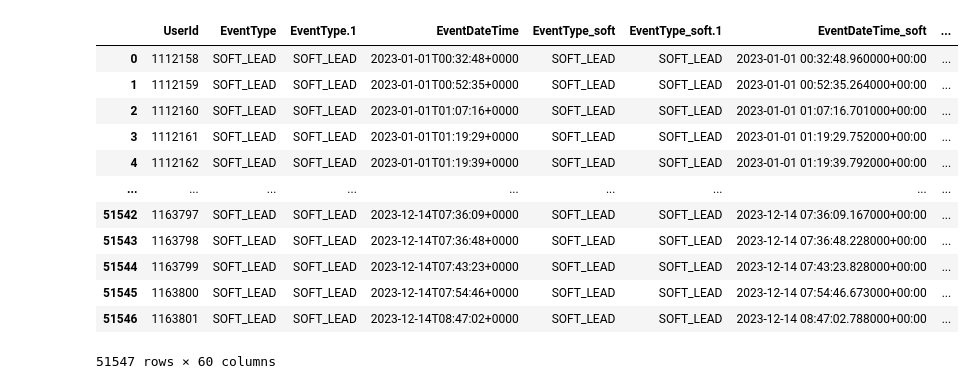
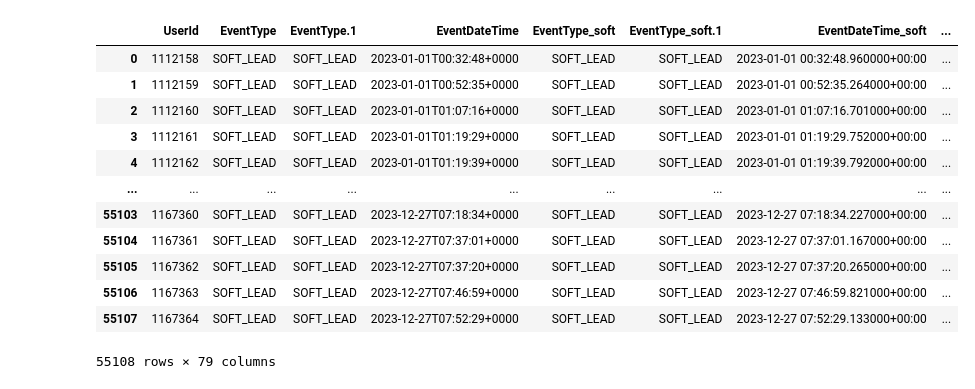
Before and after one commit to alanponce/streamlit-conversion-funnel-test, a Jupyter notebook: merge.ipynb, the cells around one changed output. Drawn from its saved outputs; the diff is of its cells as text; code cells hidden in the pictures.

```diff
--- a/merge.ipynb
+++ b/merge.ipynb
@@ -3,12 +3,12 @@ import pandas as pd
 import numpy as np
 # %%
 df_quicksight = pd.read_csv("data/concatenated_df_2.csv")
-df_streamlit = pd.read_csv("data/Conversion_rate_user_info.csv")
+df_streamlit = pd.read_csv("data/users_daily_2023_12_18.csv")
 
 
-df_quicksight[ 'EventDateTime_soft' ] = pd.to_datetime(df_quicksight[ 'EventDateTime_soft'], format="%Y-%m-%dT%H:%M:%S%z")
+#df_quicksight[ 'EventDateTime_soft' ] = pd.to_datetime(df_quicksight[ 'EventDateTime_soft'], format="%Y-%m-%dT%H:%M:%S%z")
 
-df_streamlit[ 'EventDateTime_soft' ] = pd.to_datetime(df_streamlit[ 'EventDateTime_soft'], format="%Y-%m-%dT%H:%M:%S%z")
+df_quicksight['EventDateTime_soft'] = pd.to_datetime(df_quicksight['EventDateTime_soft'], format='ISO8601')
 # %%
 df_quicksight
 # %% [output]
@@ -62,17 +64,17 @@ memory usage: 1.6+ MB
 # %%
-csv_merge = pd.merge(df_quicksight, df_streamlit[["UserId", "Platform", "User.M.Age.N", "User.M.Income.N"]], how="left", on = "UserId")
+csv_merge = pd.merge(df_quicksight, df_streamlit, how="left", left_on= "UserId", right_on="userId")
 csv_merge
 # %% [output]
 |  | UserId | EventType | EventType.1 | EventDateTime | EventType_soft | EventType_soft.1 | EventDateTime_soft | ... |
 | 0 | 1112158 | SOFT_LEAD | SOFT_LEAD | 2023-01-01T00:32:48+0000 | SOFT_LEAD | SOFT_LEAD | 2023-01-01 00:32:48.960000+00:00 | ... |
 | 1 | 1112159 | SOFT_LEAD | SOFT_LEAD | 2023-01-01T00:52:35+0000 | SOFT_LEAD | SOFT_LEAD | 2023-01-01 00:52:35.264000+00:00 | ... |
 | 2 | 1112160 | SOFT_LEAD | SOFT_LEAD | 2023-01-01T01:07:16+0000 | SOFT_LEAD | SOFT_LEAD | 2023-01-01 01:07:16.701000+00:00 | ... |
 | 3 | 1112161 | SOFT_LEAD | SOFT_LEAD | 2023-01-01T01:19:29+0000 | SOFT_LEAD | SOFT_LEAD | 2023-01-01 01:19:29.752000+00:00 | ... |
 | 4 | 1112162 | SOFT_LEAD | SOFT_LEAD | 2023-01-01T01:19:39+0000 | SOFT_LEAD | SOFT_LEAD | 2023-01-01 01:19:39.792000+00:00 | ... |
 | ... | ... | ... | ... | ... | ... | ... | ... | ... |
-| 51542 | 1163797 | SOFT_LEAD | SOFT_LEAD | 2023-12-14T07:36:09+0000 | SOFT_LEAD | SOFT_LEAD | 2023-12-14 07:36:09.167000+00:00 | ... |
-| 51543 | 1163798 | SOFT_LEAD | SOFT_LEAD | 2023-12-14T07:36:48+0000 | SOFT_LEAD | SOFT_LEAD | 2023-12-14 07:36:48.228000+00:00 | ... |
-| 51544 | 1163799 | SOFT_LEAD | SOFT_LEAD | 2023-12-14T07:43:23+0000 | SOFT_LEAD | SOFT_LEAD | 2023-12-14 07:43:23.828000+00:00 | ... |
-| 51545 | 1163800 | SOFT_LEAD | SOFT_LEAD | 2023-12-14T07:54:46+0000 | SOFT_LEAD | SOFT_LEAD | 2023-12-14 07:54:46.673000+00:00 | ... |
-| 51546 | 1163801 | SOFT_LEAD | SOFT_LEAD | 2023-12-14T08:47:02+0000 | SOFT_LEAD | SOFT_LEAD | 2023-12-14 08:47:02.788000+00:00 | ... |
+| 55103 | 1167360 | SOFT_LEAD | SOFT_LEAD | 2023-12-27T07:18:34+0000 | SOFT_LEAD | SOFT_LEAD | 2023-12-27 07:18:34.227000+00:00 | ... |
+| 55104 | 1167361 | SOFT_LEAD | SOFT_LEAD | 2023-12-27T07:37:01+0000 | SOFT_LEAD | SOFT_LEAD | 2023-12-27 07:37:01.167000+00:00 | ... |
+| 55105 | 1167362 | SOFT_LEAD | SOFT_LEAD | 2023-12-27T07:37:20+0000 | SOFT_LEAD | SOFT_LEAD | 2023-12-27 07:37:20.265000+00:00 | ... |
+| 55106 | 1167363 | SOFT_LEAD | SOFT_LEAD | 2023-12-27T07:46:59+0000 | SOFT_LEAD | SOFT_LEAD | 2023-12-27 07:46:59.821000+00:00 | ... |
+| 55107 | 1167364 | SOFT_LEAD | SOFT_LEAD | 2023-12-27T07:52:29+0000 | SOFT_LEAD | SOFT_LEAD | 2023-12-27 07:52:29.133000+00:00 | ... |
-51547 rows × 60 columns
+55108 rows × 79 columns
```
Also changed, not shown: parts of 8 cells of this notebook, 7 other files.
